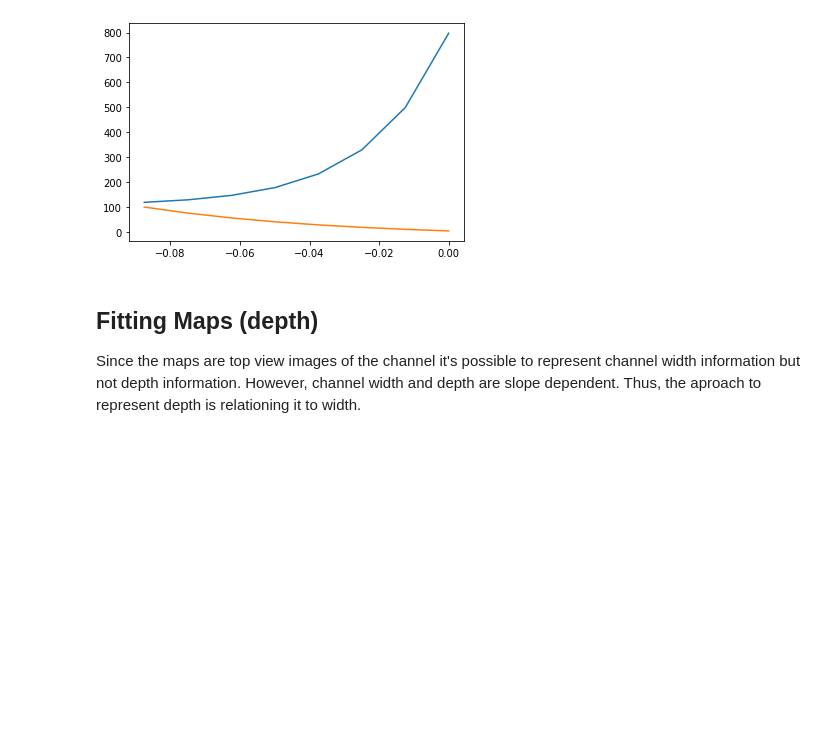
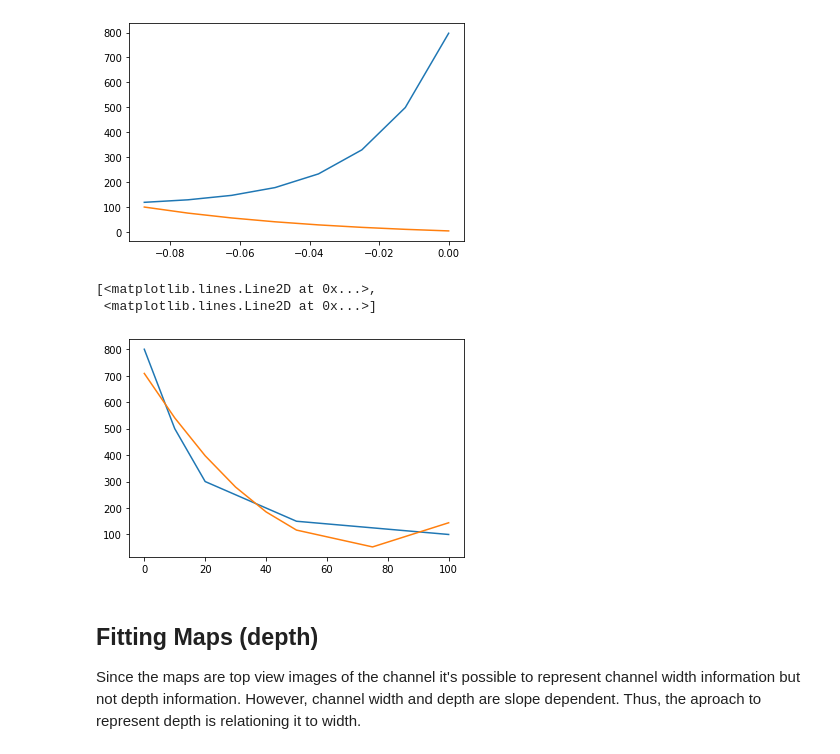
Before and after one commit to Manuel-Research-Group/meanderpy, a Jupyter notebook: meanderpy/Numerical Fits.ipynb, the cells around one changed output. Cells and saved outputs as stored; diff of their text form; code cells hidden in the pictures; blank space fills up the shorter version.

```diff
--- a/meanderpy/Numerical Fits.ipynb
+++ b/meanderpy/Numerical Fits.ipynb
@@ -43,6 +45,14 @@ plt.plot(slope, fitted_width, slope, fitted_depth)
 [<matplotlib.lines.Line2D at 0x...>,
  <matplotlib.lines.Line2D at 0x...>]
 [figure]
+# %%
+W2, W1, W0 = curve_fit(lambda x, a, b, c: a * x ** 2 + b * x + c, depth, width)[0]
+fitted_width = W2 * depth ** 2 + W1 * depth + W0
+plt.plot(depth, width, depth, fitted_width)
+# %% [output]
+[<matplotlib.lines.Line2D at 0x...>,
+ <matplotlib.lines.Line2D at 0x...>]
+[figure, added]
 # %% [markdown]
 ## Fitting Maps (depth)
 
```
Also changed, not shown: parts of 3 cells of this notebook, 21 other files.
